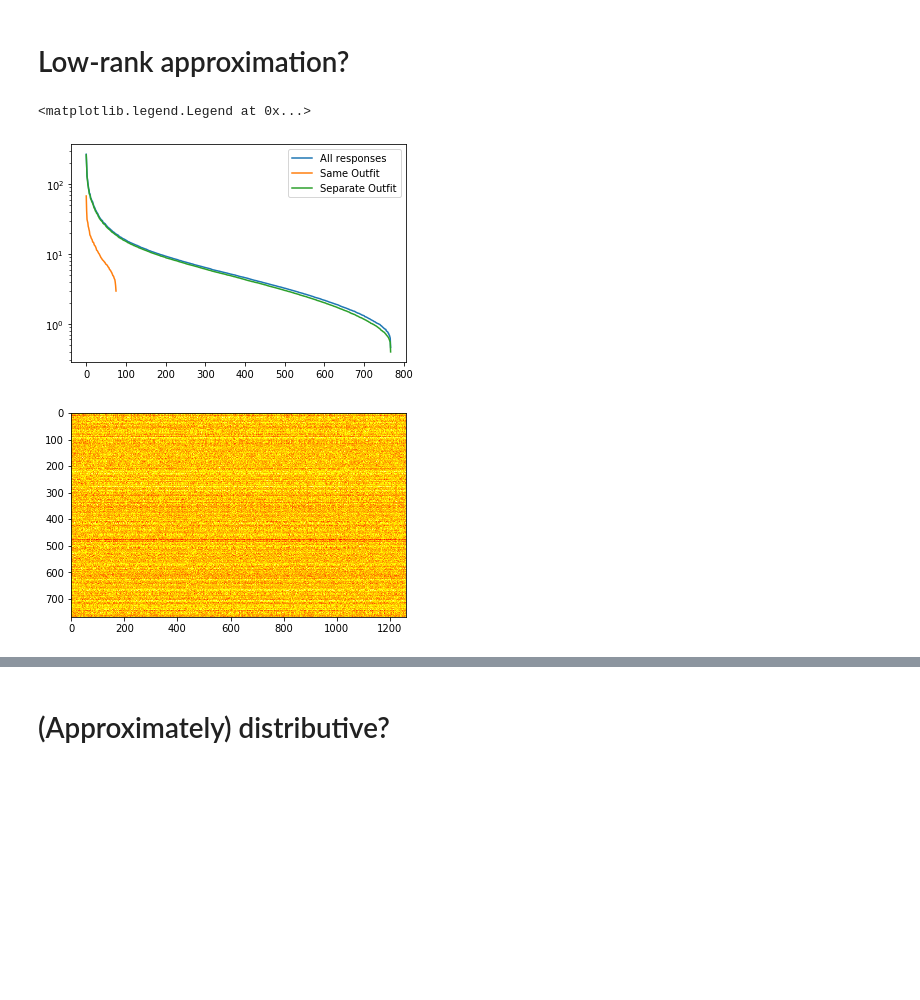
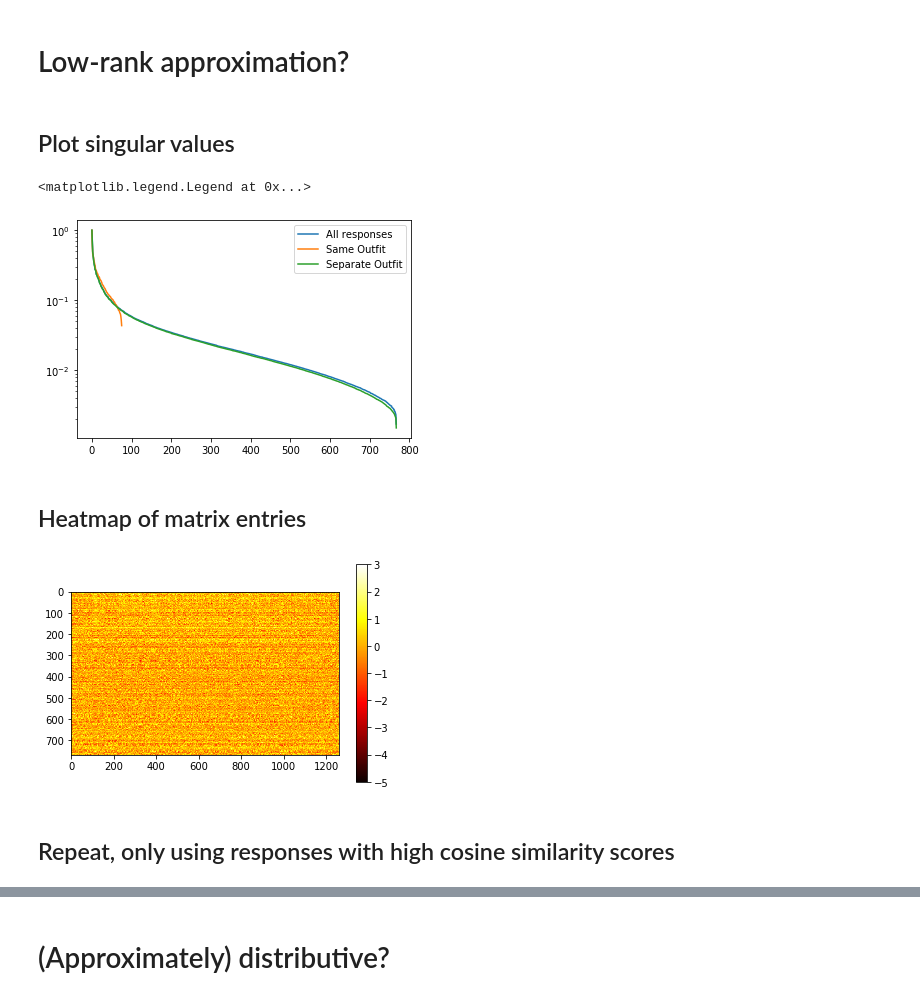
Before and after one commit to amos3vt/ASWW2, a Jupyter notebook: scripts/ResponseMatching.ipynb, the cells around one changed output, grey strips where cells are left out. Saved outputs shown, nothing was run; the diff lists cells and outputs as text; code cells hidden in the pictures; blank space fills up the shorter version.

Commit message:
Expanded on the Response Matching notebook

```diff
--- a/scripts/ResponseMatching.ipynb
+++ b/scripts/ResponseMatching.ipynb
@@ -71,16 +103,24 @@ df.to_csv("../data/response_match.csv", index=False)
 # %% [markdown]
 # Low-rank approximation?
+# %% [markdown]
+## Plot singular values
 # %%
 # Transpose so each column is an embedding
 for A in [np.transpose(embed_32W), np.transpose(embed_same_32W), np.transpose(embed_separate_32W)]:
     U,S,Vt = np.linalg.svd(A, full_matrices=False)
+    S = [S[i]/S[0] for i in range(len(S))]
     plt.semilogy(S)
 plt.legend(["All responses", "Same Outfit", "Separate Outfit"])
 # %% [output]
 <matplotlib.legend.Legend at 0x...>
-[figure, old version]
+[figure, new version]
+# %% [markdown]
+## Heatmap of matrix entries
 # %%
-plt.imshow(np.transpose(embed_32W), cmap='hot', interpolation='nearest')
+plt.imshow(np.transpose(embed_32W), cmap='hot', interpolation='nearest', vmin=-5, vmax=3)
+plt.colorbar()
 plt.show()
 # %% [output]
-[figure, old version]
+[figure, new version]
+# %% [markdown]
+## Repeat, only using responses with high cosine similarity scores
```
Also changed, not shown: parts of 7 cells of this notebook, 1 other file.
